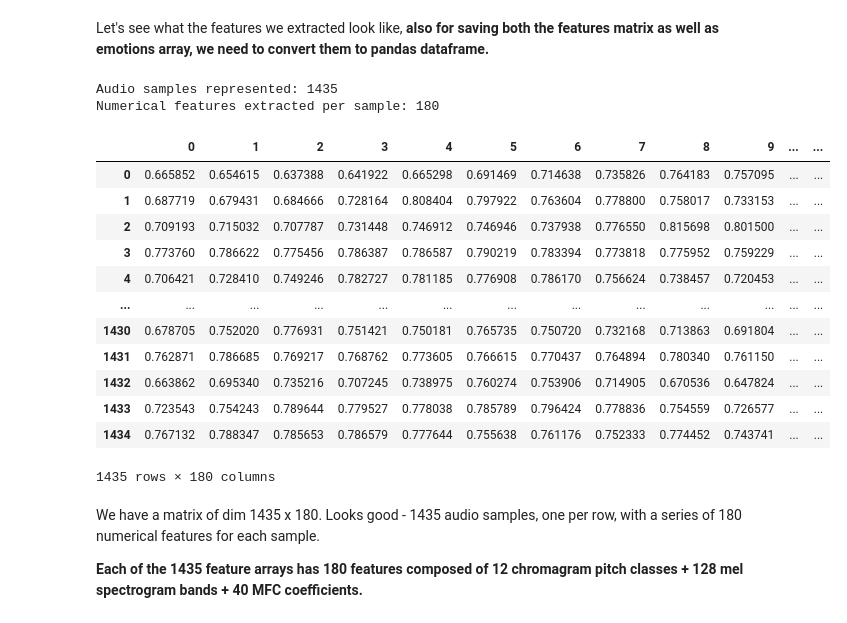
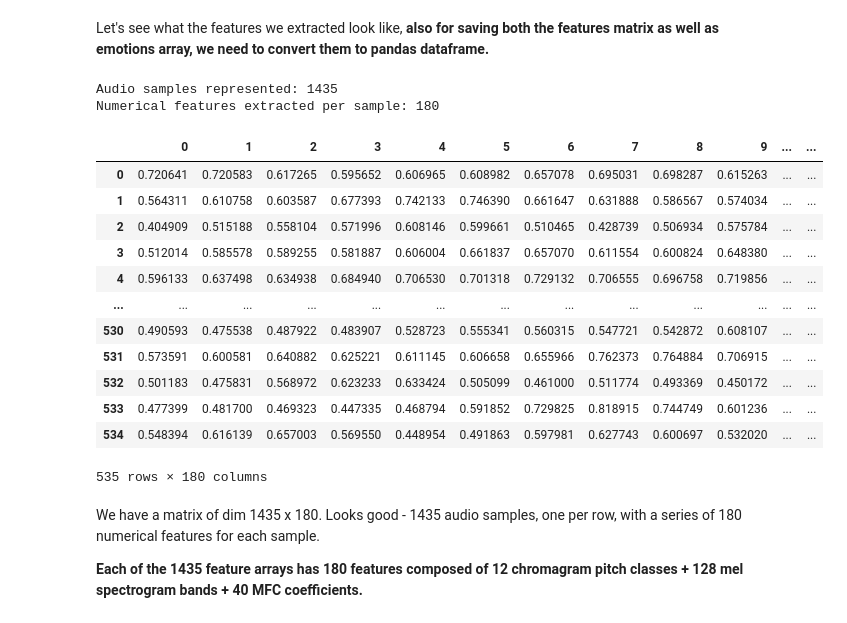
Before and after one commit to IAT-ExploringAI-2024/Week3-Machine_Learning, a Jupyter notebook: Week_3_MachineLearning.ipynb, the cells around one changed output. Drawn from its saved outputs; the diff is of its cells as text; code cells hidden in the pictures.

```diff
--- a/Week_3_MachineLearning.ipynb
+++ b/Week_3_MachineLearning.ipynb
@@ -190,6 +193,25 @@ def load_data():
         print('\r' + f' Processed {count}/{1440} audio samples',end=' ')
     # Return arrays to plug into sklearn's cross-validation algorithms
     return np.array(X), np.array(y)
+# %%
+import os, glob
+
+def load_data_Emo():
+    X,y=[],[]
+    count = 0
+
+    for file in glob.glob("/content/drive/MyDrive/EmoDB/wav/*.wav"):
+        file_name=os.path.basename(file)
+        print(file_name)
+        emotionsEmo=emodb_emotions[file_name[5]]
+        featuresEmo = get_features(file)
+        X.append(featuresEmo)
+        y.append(emotionsEmo)
+        count += 1
+        # '\r' + end='' results in printing over same line
+        print('\r' + f' Processed {count}/{1440} audio samples',end=' ')
+    # Return arrays to plug into sklearn's cross-validation algorithms
+    return np.array(X), np.array(y)
 # %% [markdown]
 Compute the feature matrix and read the emotion labels for the entire dataset.
 Note that our regressor (independent/explanatory variable), usually denoted X, is named 'features', and our regressand (dependent variable), usually denoted y, is named 'emotions'.
@@ -215,3 +237,7 @@ features, emotions = load_data()
  Processed 1433/1440 audio samples 03-01-02-02-01-01-01.wav
  Processed 1434/1440 audio samples 03-01-01-01-02-01-01.wav
  Processed 1435/1440 audio samples
+# %%
+import numpy as np
+
+featuresEmo, emotionsEmo = load_data_Emo()
@@ -220,30 +264,30 @@ Let's see what the features we extracted look like, **also for saving both the f
 # %%
 print(f'\nAudio samples represented: {features.shape[0]}')
 
 print(f'Numerical features extracted per sample: {features.shape[1]}')
-features_df = pd.DataFrame(features) # make it pretty for display
+features_df = pd.DataFrame(featuresEmo) # make it pretty for display
 
 
 #making dataframe for emotions as well
-emotions_df = pd.DataFrame(emotions) # make it pretty for display
+emotions_df = pd.DataFrame(emotionsEmo) # make it pretty for display
 
 features_df
 # %% [output]
 Audio samples represented: 1435
 Numerical features extracted per sample: 180
 |  | 0 | 1 | 2 | 3 | 4 | 5 | 6 | 7 | 8 | 9 | ... | ... |
-| 0 | 0.665852 | 0.654615 | 0.637388 | 0.641922 | 0.665298 | 0.691469 | 0.714638 | 0.735826 | 0.764183 | 0.757095 | ... | ... |
-| 1 | 0.687719 | 0.679431 | 0.684666 | 0.728164 | 0.808404 | 0.797922 | 0.763604 | 0.778800 | 0.758017 | 0.733153 | ... | ... |
-| 2 | 0.709193 | 0.715032 | 0.707787 | 0.731448 | 0.746912 | 0.746946 | 0.737938 | 0.776550 | 0.815698 | 0.801500 | ... | ... |
-| 3 | 0.773760 | 0.786622 | 0.775456 | 0.786387 | 0.786587 | 0.790219 | 0.783394 | 0.773818 | 0.775952 | 0.759229 | ... | ... |
-| 4 | 0.706421 | 0.728410 | 0.749246 | 0.782727 | 0.781185 | 0.776908 | 0.786170 | 0.756624 | 0.738457 | 0.720453 | ... | ... |
+| 0 | 0.720641 | 0.720583 | 0.617265 | 0.595652 | 0.606965 | 0.608982 | 0.657078 | 0.695031 | 0.698287 | 0.615263 | ... | ... |
+| 1 | 0.564311 | 0.610758 | 0.603587 | 0.677393 | 0.742133 | 0.746390 | 0.661647 | 0.631888 | 0.586567 | 0.574034 | ... | ... |
+| 2 | 0.404909 | 0.515188 | 0.558104 | 0.571996 | 0.608146 | 0.599661 | 0.510465 | 0.428739 | 0.506934 | 0.575784 | ... | ... |
+| 3 | 0.512014 | 0.585578 | 0.589255 | 0.581887 | 0.606004 | 0.661837 | 0.657070 | 0.611554 | 0.600824 | 0.648380 | ... | ... |
+| 4 | 0.596133 | 0.637498 | 0.634938 | 0.684940 | 0.706530 | 0.701318 | 0.729132 | 0.706555 | 0.696758 | 0.719856 | ... | ... |
 | ... | ... | ... | ... | ... | ... | ... | ... | ... | ... | ... | ... | ... |
-| 1430 | 0.678705 | 0.752020 | 0.776931 | 0.751421 | 0.750181 | 0.765735 | 0.750720 | 0.732168 | 0.713863 | 0.691804 | ... | ... |
-| 1431 | 0.762871 | 0.786685 | 0.769217 | 0.768762 | 0.773605 | 0.766615 | 0.770437 | 0.764894 | 0.780340 | 0.761150 | ... | ... |
-| 1432 | 0.663862 | 0.695340 | 0.735216 | 0.707245 | 0.738975 | 0.760274 | 0.753906 | 0.714905 | 0.670536 | 0.647824 | ... | ... |
-| 1433 | 0.723543 | 0.754243 | 0.789644 | 0.779527 | 0.778038 | 0.785789 | 0.796424 | 0.778836 | 0.754559 | 0.726577 | ... | ... |
-| 1434 | 0.767132 | 0.788347 | 0.785653 | 0.786579 | 0.777644 | 0.755638 | 0.761176 | 0.752333 | 0.774452 | 0.743741 | ... | ... |
+| 530 | 0.490593 | 0.475538 | 0.487922 | 0.483907 | 0.528723 | 0.555341 | 0.560315 | 0.547721 | 0.542872 | 0.608107 | ... | ... |
+| 531 | 0.573591 | 0.600581 | 0.640882 | 0.625221 | 0.611145 | 0.606658 | 0.655966 | 0.762373 | 0.764884 | 0.706915 | ... | ... |
+| 532 | 0.501183 | 0.475831 | 0.568972 | 0.623233 | 0.633424 | 0.505099 | 0.461000 | 0.511774 | 0.493369 | 0.450172 | ... | ... |
+| 533 | 0.477399 | 0.481700 | 0.469323 | 0.447335 | 0.468794 | 0.591852 | 0.729825 | 0.818915 | 0.744749 | 0.601236 | ... | ... |
+| 534 | 0.548394 | 0.616139 | 0.657003 | 0.569550 | 0.448954 | 0.491863 | 0.597981 | 0.627743 | 0.600697 | 0.532020 | ... | ... |
-1435 rows × 180 columns
+535 rows × 180 columns
 # %% [markdown]
 We have a matrix of dim 1435 x 180. Looks good - 1435 audio samples, one per row, with a series of
 180 numerical features for each sample.
```
Also changed, not shown: parts of 9 cells of this notebook.
